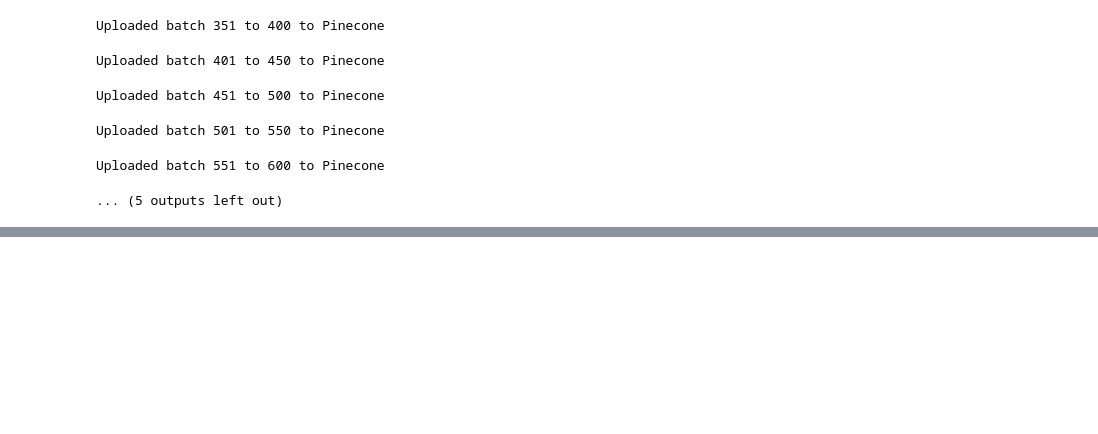
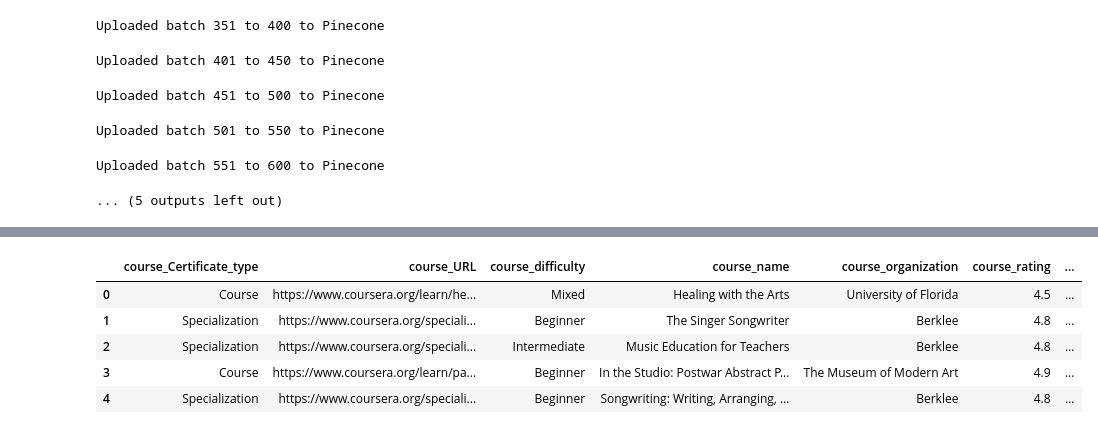
Before and after one commit to ljw-612/AI-career-consultant, a Jupyter notebook: notebook/course_recsys.ipynb, the cells around one changed output, grey strips where cells are left out. Drawn from its saved outputs; the diff is of its cells as text; code cells hidden in the pictures; blank space fills up the shorter version.

```diff
--- a/notebook/course_recsys.ipynb
+++ b/notebook/course_recsys.ipynb
@@ -147 +151,16 @@ result['matches']
   'values': []}]
+# %%
+df = None
+for match in result['matches']:
+    if df is None:
+        df = pd.DataFrame(match['metadata'], index=[0])
+    else:
+        df = pd.concat([df, pd.DataFrame(match['metadata'], index=[len(df)])])
+df
+# %% [output]
+|  | course_Certificate_type | course_URL | course_difficulty | course_name | course_organization | course_rating | ... |
+| 0 | Course | https://www.coursera.org/learn/he... | Mixed | Healing with the Arts | University of Florida | 4.5 | ... |
+| 1 | Specialization | https://www.coursera.org/speciali... | Beginner | The Singer Songwriter | Berklee | 4.8 | ... |
+| 2 | Specialization | https://www.coursera.org/speciali... | Intermediate | Music Education for Teachers | Berklee | 4.8 | ... |
+| 3 | Course | https://www.coursera.org/learn/pa... | Beginner | In the Studio: Postwar Abstract P... | The Museum of Modern Art | 4.9 | ... |
+| 4 | Specialization | https://www.coursera.org/speciali... | Beginner | Songwriting: Writing, Arranging, ... | Berklee | 4.8 | ... |
```
Also changed, not shown: parts of 4 cells of this notebook, 7 other files.
